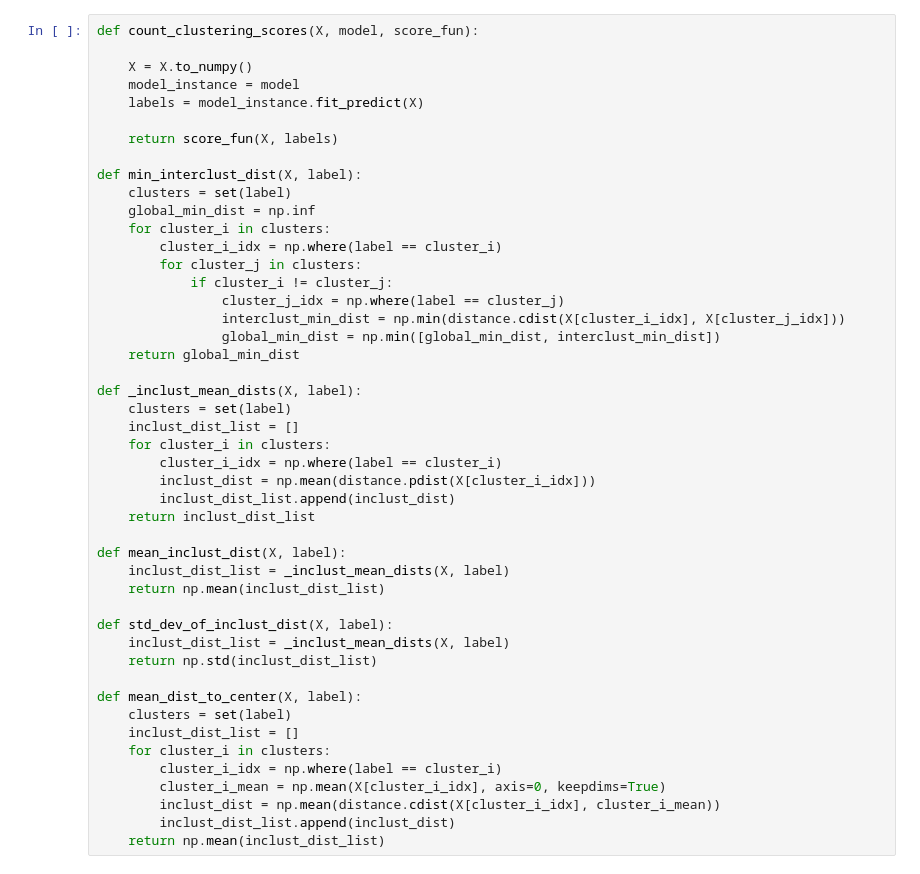
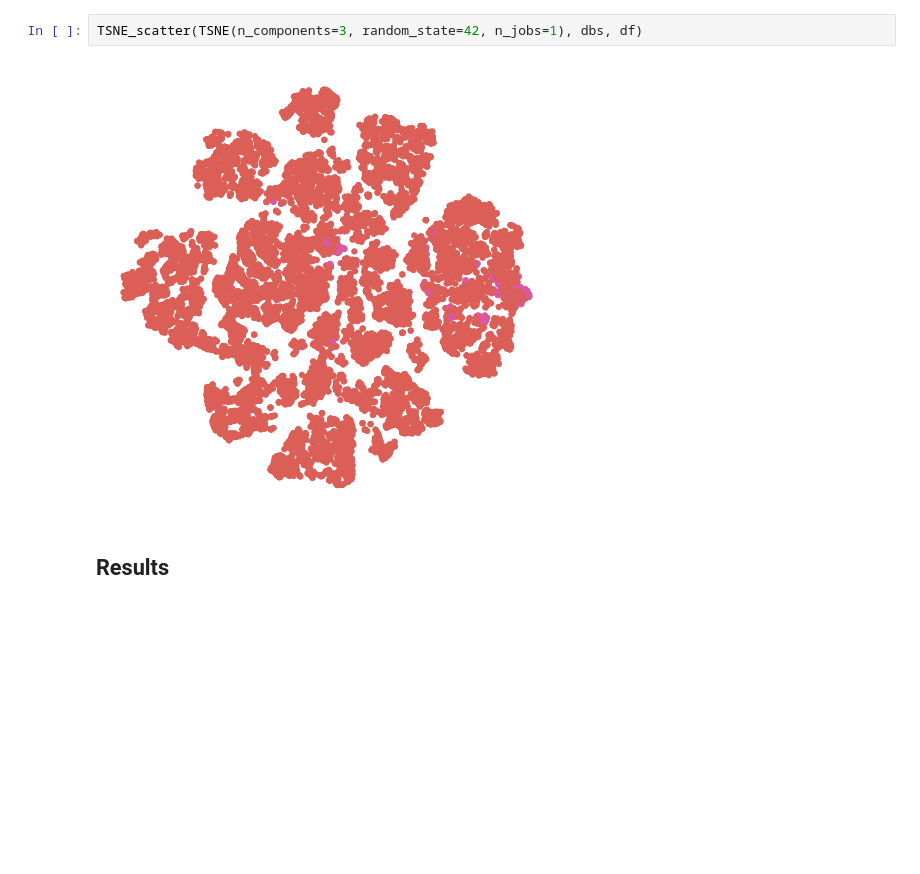
Before and after one commit to MajshiJD/ML_proj2, a Jupyter notebook: models/DBSCAN.ipynb, the cells around one changed output. Saved outputs shown, nothing was run; the diff lists cells and outputs as text; blank space fills up the shorter version.

```diff
--- a/models/DBSCAN.ipynb
+++ b/models/DBSCAN.ipynb
@@ -115,48 +132,7 @@ plot_clusters(df_pca_processed, dbs)
-# %%
-def count_clustering_scores(X, model, score_fun):
-
-    X = X.to_numpy()
-    model_instance = model
-    labels = model_instance.fit_predict(X)
-
-    return score_fun(X, labels)
-
-def min_interclust_dist(X, label):
-    clusters = set(label)
-    global_min_dist = np.inf
-    for cluster_i in clusters:
-        cluster_i_idx = np.where(label == cluster_i)
-        for cluster_j in clusters:
-            if cluster_i != cluster_j:
-                cluster_j_idx = np.where(label == cluster_j)
-                interclust_min_dist = np.min(distance.cdist(X[cluster_i_idx], X[cluster_j_idx]))
-                global_min_dist = np.min([global_min_dist, interclust_min_dist])
-    return global_min_dist
-
-def _inclust_mean_dists(X, label):
-    clusters = set(label)
-    inclust_dist_list = []
-    for cluster_i in clusters:
-        cluster_i_idx = np.where(label == cluster_i)
-        inclust_dist = np.mean(distance.pdist(X[cluster_i_idx]))
-        inclust_dist_list.append(inclust_dist)
-    return inclust_dist_list
-
-def mean_inclust_dist(X, label):
-    inclust_dist_list = _inclust_mean_dists(X, label)
-    return np.mean(inclust_dist_list)
-
-def std_dev_of_inclust_dist(X, label):
-    inclust_dist_list = _inclust_mean_dists(X, label)
-    return np.std(inclust_dist_list)
-
-def mean_dist_to_center(X, label):
-    clusters = set(label)
-    inclust_dist_list = []
-    for cluster_i in clusters:
-        cluster_i_idx = np.where(label == cluster_i)
-        cluster_i_mean = np.mean(X[cluster_i_idx], axis=0, keepdims=True)
-        inclust_dist = np.mean(distance.cdist(X[cluster_i_idx], cluster_i_mean))
-        inclust_dist_list.append(inclust_dist)
-    return np.mean(inclust_dist_list)
+# %%
+TSNE_scatter(TSNE(n_components=3, random_state=42, n_jobs=1), dbs, df)
+# %% [output]
+[figure, added]
+# %% [markdown]
+## Results
 # %%
```
Also changed, not shown: parts of 21 cells of this notebook, 12 other files.
